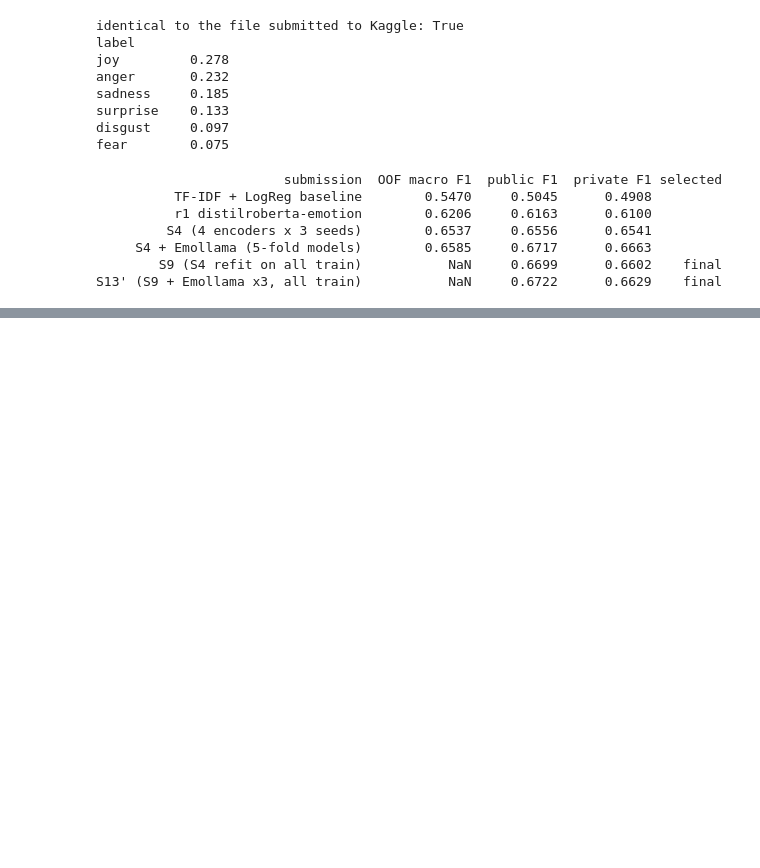
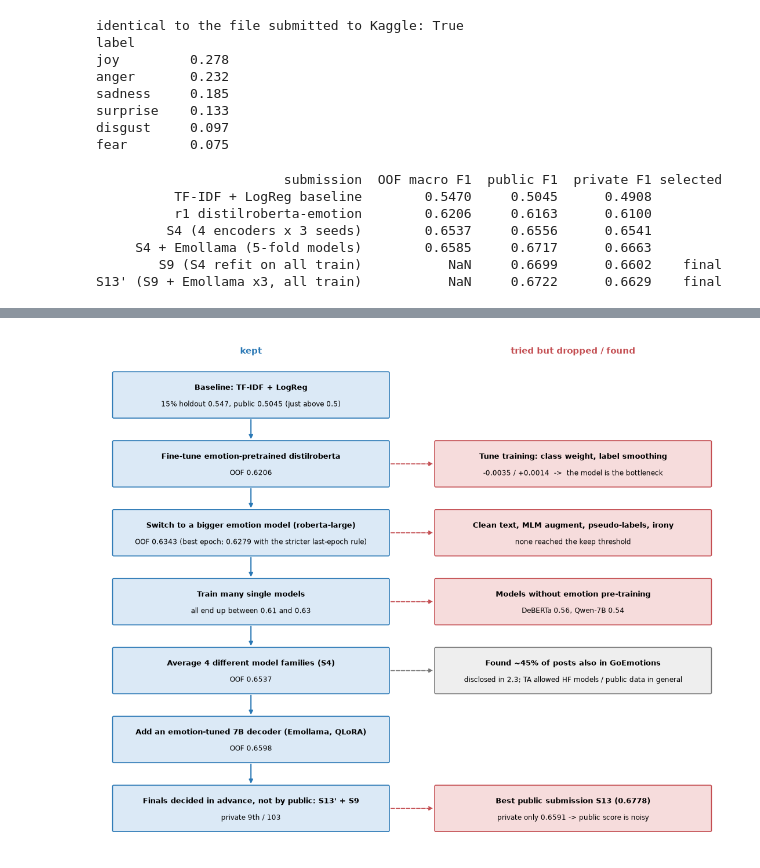
Before and after one commit to ismesid/DM2026-Lab2-Exercise, a Jupyter notebook: DM2026-Lab2-Homework.ipynb, the cells around one changed output, grey strips where cells are left out. Cells and saved outputs as stored; diff of their text form; code cells hidden in the pictures; blank space fills up the shorter version.

```diff
--- a/DM2026-Lab2-Homework.ipynb
+++ b/DM2026-Lab2-Homework.ipynb
@@ -582,0 +997,51 @@ S13' (S9 + Emollama x3, all train)           NaN     0.6722      0.6629    final
+# %%
+# ---- 3.9 which ideas we kept or dropped, for report 1.3 (pics/report_model_path.png) ----
+# left column = steps we kept (OOF macro F1), right column = ideas that did not help.
+# numbers come from the cells above and the experiment log.
+from matplotlib.patches import FancyBboxPatch
+
+KEPT = [
+    ("Baseline: TF-IDF + LogReg", "15% holdout 0.547, public 0.5045 (just above 0.5)"),
+    ("Fine-tune emotion-pretrained distilroberta", "OOF 0.6206"),
+    ("Switch to a bigger emotion model (roberta-large)", "OOF 0.6343 (best epoch; 0.6279 with the stricter last-epoch rule)"),
+    ("Train many single models", "all end up between 0.61 and 0.63"),
+    ("Average 4 different model families (S4)", "OOF 0.6537"),
+    ("Add an emotion-tuned 7B decoder (Emollama, QLoRA)", "OOF 0.6598"),
+    ("Finals decided in advance, not by public: S13' + S9", "private 9th / 103"),
+]
+DROPPED = {  # row of KEPT it branches from -> (title, detail)
+    1: ("Tune training: class weight, label smoothing", "-0.0035 / +0.0014  ->  the model is the bottleneck"),
+    2: ("Clean text, MLM augment, pseudo-labels, irony", "none reached the keep threshold"),
+    3: ("Models without emotion pre-training", "DeBERTa 0.56, Qwen-7B 0.54"),
+    4: ("Found ~45% of posts also in GoEmotions", "disclosed in 2.3; TA allowed HF models / public data in general"),
+    6: ("Best public submission S13 (0.6778)", "private only 0.6591 -> public score is noisy"),
+}
+
+def box(ax, x, y, w, h, title, detail, face, edge):
+    ax.add_patch(FancyBboxPatch((x - w / 2, y - h / 2), w, h, boxstyle="round,pad=0.02",
+                                fc=face, ec=edge, lw=1.2))
+    ax.text(x, y + 0.13, title, ha="center", va="center", fontsize=9, weight="bold")
+    ax.text(x, y - 0.17, detail, ha="center", va="center", fontsize=8.5)
+
+fig, ax = plt.subplots(figsize=(11, 9))
+step = 1.25
+for i, (title, detail) in enumerate(KEPT):
+    yy = -i * step
+    box(ax, 0, yy, 4.6, 0.8, title, detail, "#dbe9f6", "#2a78b5")
+    if i < len(KEPT) - 1:
+        ax.annotate("", xy=(0, yy - step + 0.42), xytext=(0, yy - 0.42),
+                    arrowprops=dict(arrowstyle="-|>", color="#2a78b5", lw=1.5))
+for i, (title, detail) in DROPPED.items():
+    yy = -i * step
+    grey = i == 4                                   # a finding, not a failed idea
+    box(ax, 5.4, yy, 4.6, 0.8, title, detail,
+        "#eeeeee" if grey else "#f6dcdc", "#777777" if grey else "#c44e52")
+    ax.annotate("", xy=(3.08, yy), xytext=(2.32, yy),
+                arrowprops=dict(arrowstyle="-|>", color="#777777" if grey else "#c44e52", lw=1.2, ls="--"))
+ax.text(0, 0.75, "kept", ha="center", fontsize=11, color="#2a78b5", weight="bold")
+ax.text(5.4, 0.75, "tried but dropped / found", ha="center", fontsize=11, color="#c44e52", weight="bold")
+ax.set_xlim(-2.5, 7.9); ax.set_ylim(-len(KEPT) * step + 0.6, 1.0)
+ax.axis("off")
+fig.tight_layout(); fig.savefig(PICS / "report_model_path.png", dpi=150); plt.show()
+# %% [output]
+[figure, added]
```
Also changed, not shown: parts of 6 cells of this notebook, 7 other files.
